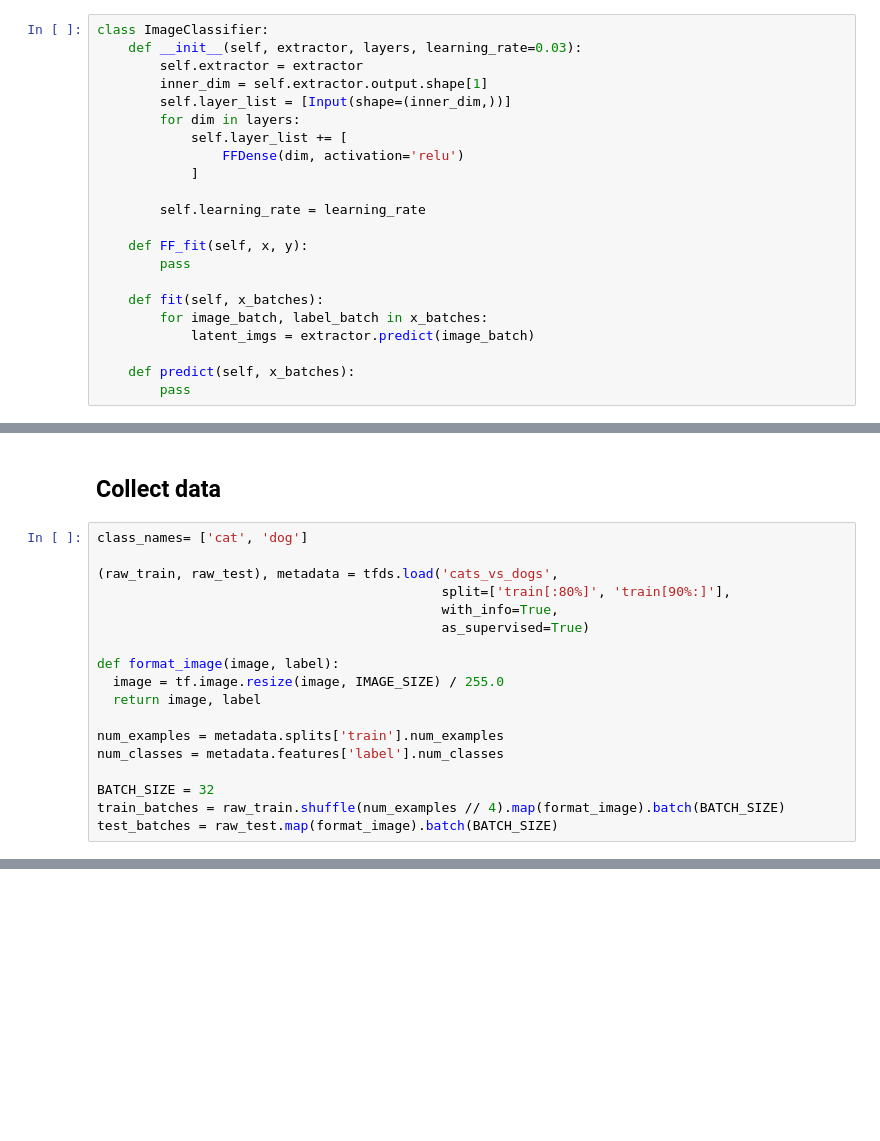
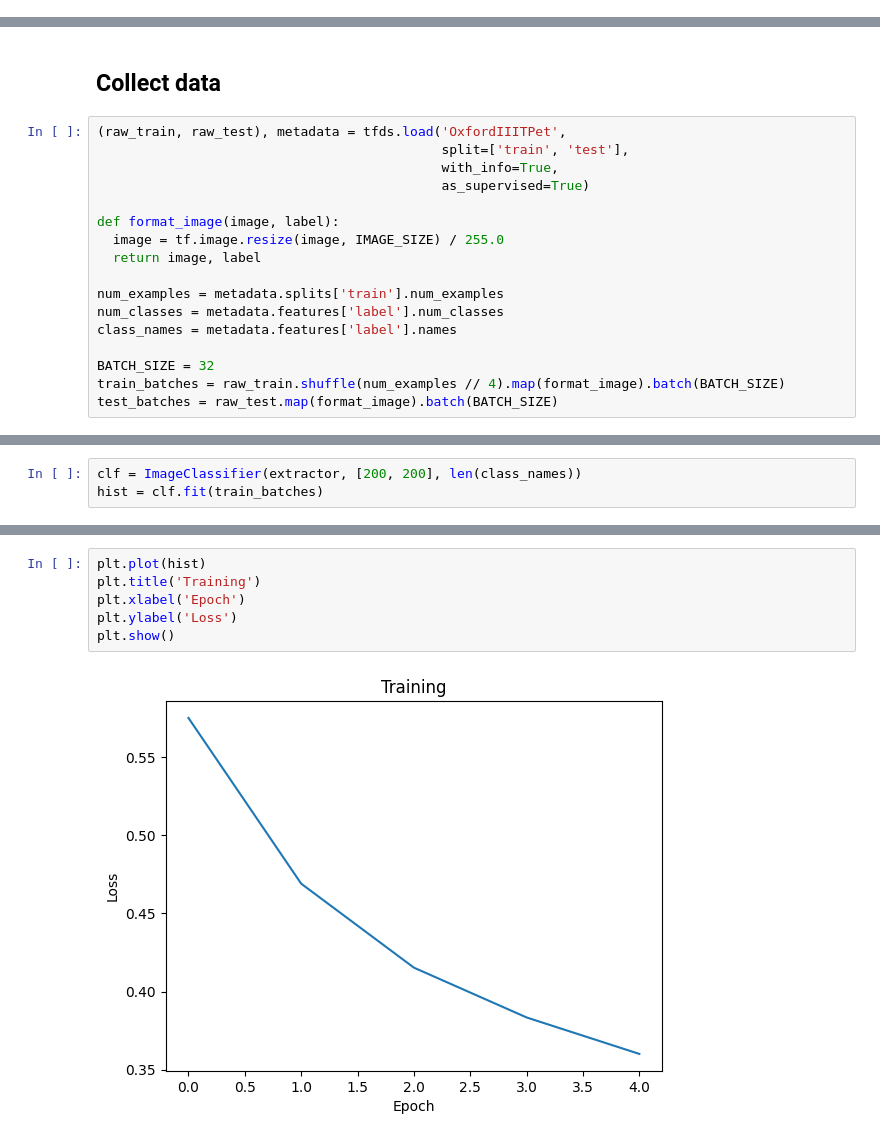
Before and after one commit to karencfisher/forward-forward, a Jupyter notebook: img_classifier.ipynb, the cells around one changed output, grey strips where cells are left out. Saved outputs shown, nothing was run; the diff lists cells and outputs as text; blank space fills up the shorter version.

Commit message:
image classifier training prototyped*

```diff
--- a/img_classifier.ipynb
+++ b/img_classifier.ipynb
@@ -37,25 +34,3 @@ Instructions for updating:
 Lambda fuctions will be no more assumed to be used in the statement where they are used, or at least in the same block. https://github.com/tensorflow/tensorflow/issues/56089
 # %% [markdown]
 ## Forward-Forward classifier
-# %%
-class ImageClassifier:
-    def __init__(self, extractor, layers, learning_rate=0.03):
-        self.extractor = extractor
-        inner_dim = self.extractor.output.shape[1]
-        self.layer_list = [Input(shape=(inner_dim,))]
-        for dim in layers:
-            self.layer_list += [
-                FFDense(dim, activation='relu')
-            ]
-
-        self.learning_rate = learning_rate
-
-    def FF_fit(self, x, y):
-        pass
-
-    def fit(self, x_batches):
-        for image_batch, label_batch in x_batches:
-            latent_imgs = extractor.predict(image_batch)
-
-    def predict(self, x_batches):
-        pass
@@ -62,10 +111,8 @@ class ImageClassifier:
 # %% [markdown]
 ## Collect data
 # %%
-class_names= ['cat', 'dog']
-
-(raw_train, raw_test), metadata = tfds.load('cats_vs_dogs',
-                                            split=['train[:80%]', 'train[90%:]'],
+(raw_train, raw_test), metadata = tfds.load('OxfordIIITPet',
+                                            split=['train', 'test'],
                                             with_info=True,
                                             as_supervised=True)
 
@@ -75,6 +122,7 @@ def format_image(image, label):
 
 num_examples = metadata.splits['train'].num_examples
 num_classes = metadata.features['label'].num_classes
+class_names = metadata.features['label'].names
 
 BATCH_SIZE = 32
 train_batches = raw_train.shuffle(num_examples // 4).map(format_image).batch(BATCH_SIZE)
@@ -95,0 +144,3 @@ utils.show_samples(imgs, labels, 4, class_names)
+# %%
+clf = ImageClassifier(extractor, [200, 200], len(class_names))
+hist = clf.fit(train_batches)
@@ -95,0 +158,8 @@ utils.show_samples(imgs, labels, 4, class_names)
+# %%
+plt.plot(hist)
+plt.title('Training')
+plt.xlabel('Epoch')
+plt.ylabel('Loss')
+plt.show()
+# %% [output]
+[figure, added]
```
Also changed, not shown: parts of 5 cells of this notebook, 1 other file.
